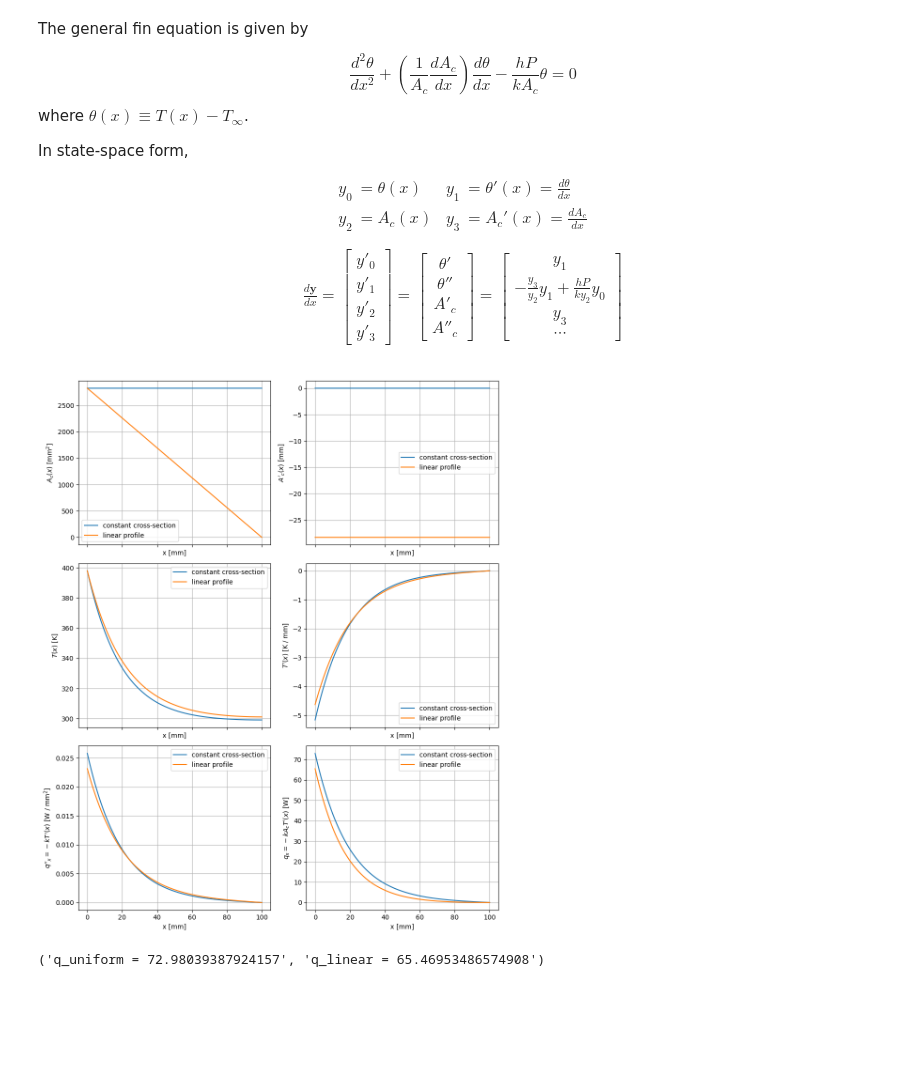
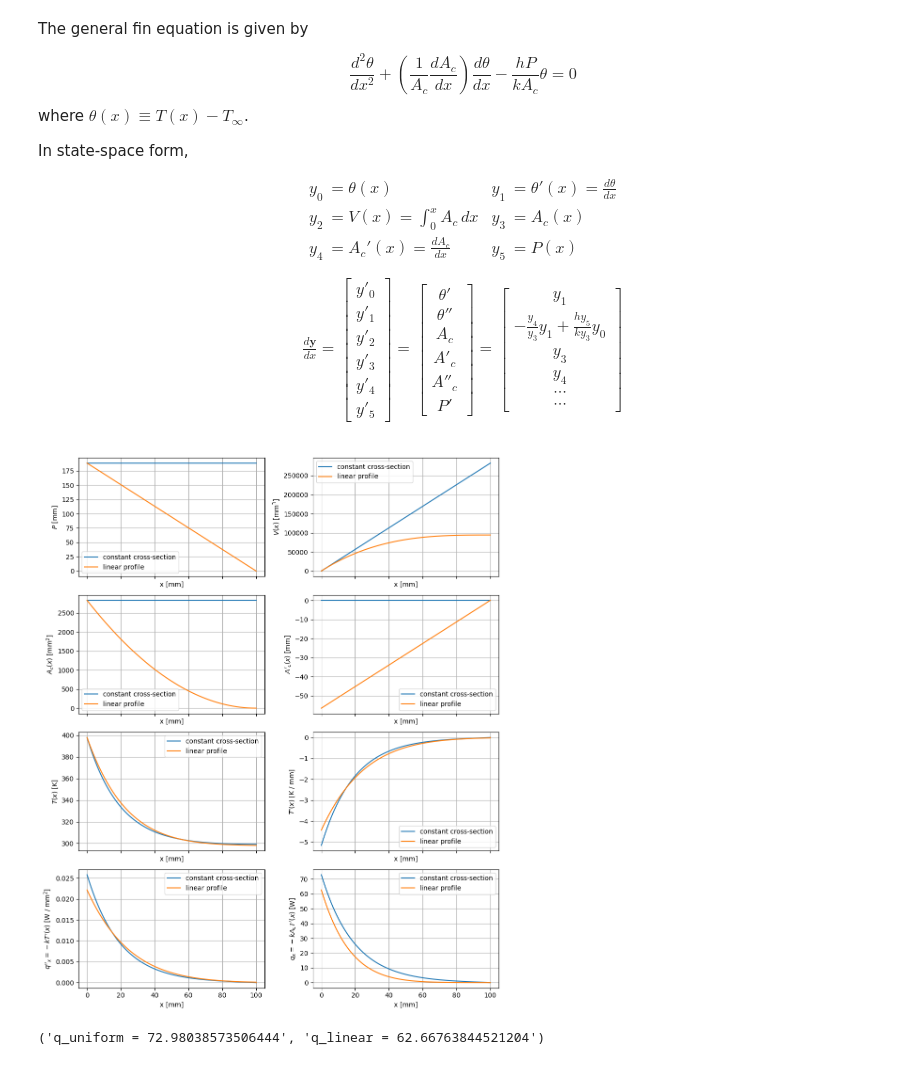
Before and after one commit to dvnatanael/fin-equation-analysis, a Jupyter notebook: fin_equation_analysis/notebooks/uniform_vs_linear_pin_fin.ipynb, the cells around one changed output. Saved outputs shown, nothing was run; the diff lists cells and outputs as text; code cells hidden in the pictures; blank space fills up the shorter version.

```diff
--- a/fin_equation_analysis/notebooks/uniform_vs_linear_pin_fin.ipynb
+++ b/fin_equation_analysis/notebooks/uniform_vs_linear_pin_fin.ipynb
@@ -65,16 +81,19 @@ In state-space form,
 \begin{gathered}
     \begin{align*}
         y_0 &= \theta{(x)} & y_1 &= \theta'{(x)} = \frac{d \theta}{dx} \\
-        y_2 &= A_c{(x)} & y_3 &= A_c'{(x)} = \frac{d A_c}{dx}\\
+        y_2 &= V{(x)} = \int_0^x A_c\,dx & y_3 &= A_c{(x)} \\
+        y_4 &= A_c'{(x)} = \frac{d A_c}{dx} & y_5 &= P{(x)} \\
     \end{align*}\\
     \begin{equation*}
         \frac{d \textbf{y}}{dx}
-        = \begin{bmatrix} y'_0 \\ y'_1  \\ y'_2 \\ y'_3 \end{bmatrix}
-        = \begin{bmatrix} \theta' \\ \theta'' \\ A'_c \\ A''_c \end{bmatrix}
+        = \begin{bmatrix} y'_0 \\ y'_1  \\ y'_2 \\ y'_3 \\ y'_4 \\ y'_5 \end{bmatrix}
+        = \begin{bmatrix} \theta' \\ \theta'' \\ A_c \\ A'_c \\ A''_c \\ P' \end{bmatrix}
         = \begin{bmatrix}
             y_1 \\
-            - \frac{y_3}{y_2} y_1 + \frac{h P}{k y_2} y_0 \\
+            - \frac{y_4}{y_3} y_1 + \frac{h y_5}{k y_3} y_0 \\
             y_3 \\
+            y_4 \\
+            \cdots \\
             \cdots
         \end{bmatrix}
     \end{equation*}
@@ -93,35 +116,13 @@ def bc_uniform(ya, yb):
 def bc_linear(ya, yb):
     return np.array(
         [
-            ya[0] - (T_b - T_inf),  # y0(x=a) = (T_b - T_inf)
+            # Temperature BCs
+            ya[0] - (T_b - T_inf),  # y0(x=a) = T_b - T_inf
             yb[1],  # y1(x=b) = 0; adiabatic tip
-            ya[2] - np.pi * r**2,  # y2(x=0) = np.pi * r**2
-            yb[2] - 1e-14,  # y2(x=b) = 0; reduces to a point
+            # Geometry BCs
+            ya[2],
+            ya[3] - np.pi * r**2,  # y2(x=0) = np.pi * r**2
+            yb[3] - 1e-13,  # y2(x=b) = 0; reduces to a point
+            ya[5] - 2 * np.pi * r,
         ]
     )
-# %%
-def plot_results(
-    fig: plt.Figure,
-    sol: tuple[PPoly, PPoly, PPoly, PPoly],
-    x: np.ndarray,
-    label: str,
-) -> None:
-    T, dT, Ac, dAc = sol
-    axs = fig.axes
-    axs[0].plot(x * 1e3, Ac * 1e6, label=label)
-    axs[0].set_ylabel(r"$A_c{(x)}$ [mm$^2$]")
-
-    axs[1].plot(x * 1e3, dAc * 1e3, label=label)
-    axs[1].set_ylabel(r"$A'_c{(x)}$ [mm]")
-
-    axs[2].plot(x * 1e3, T_inf + T, label=label)
-    axs[2].set_ylabel(r"$T{(x)}$ [K]")
-
-    axs[3].plot(x * 1e3, dT * 1e-3, label=label)
-    axs[3].set_ylabel(r"$T'{(x)}$ [K / mm]")
-
-    axs[4].plot(x * 1e3, -k * dT * 1e-6, label=label)
-    axs[4].set_ylabel(r"$q''_x = -k T'{(x)}$ [W / mm$^2$]")
-
-    axs[5].plot(x * 1e3, -k * Ac * dT, label=label)
-    axs[5].set_ylabel(r"$q_x = -k A_c T'{(x)}$ [W]")
@@ -132,23 +129,27 @@ sol_linear = CircularLinearPinFin(k, h, r, L, T_b, T_inf).solve(bc_linear)(x_plo
 # %%
-fig, _ = plt.subplots(num=1, figsize=(10, 12), nrows=3, ncols=2, sharex="all")
+x_plot = np.linspace(0, L, 100001)
+sol_uniform = CircularUniformPinFin(k, h, L, T_b, T_inf, r).solve(bc_uniform)(x_plot)
+sol_linear = CircularLinearPinFin(k, h, L, T_b, T_inf, r).solve(bc_linear)(x_plot)
+
+fig, axs = plt.subplots(num=1, figsize=(10, 12), nrows=4, ncols=2, sharex="all")
 plot_results(fig, sol_uniform, x_plot, "constant cross-section")
 plot_results(fig, sol_linear, x_plot, "linear profile")
 
 for ax in fig.axes:
     ax.set_xlabel(r"x [mm]")
     ax.grid(True)
     ax.legend()
 plt.tight_layout()
 # %% [output]
-[figure, old version]
+[figure, new version]
 # %%
-_, dT_uniform, Ac_uniform, _ = sol_uniform
-_, dT_linear, Ac_linear, _ = sol_linear
+T_uniform, dT_uniform, V_uniform, Ac_uniform, dAc_uniform, P_uniform = sol_uniform
+T_linear, dT_linear, V_linear, Ac_linear, dAc_linear, P_linear = sol_linear
 q_uniform = (-k * Ac_uniform * dT_uniform)[5]
 q_linear = (-k * Ac_linear * dT_linear)[5]
 f"{q_uniform = }", f"{q_linear = }"
 # %% [output]
-('q_uniform = 72.98039387924157', 'q_linear = 65.46953486574908')
+('q_uniform = 72.98038573506444', 'q_linear = 62.66763844521204')
 # %%
 n_uniform = q_uniform / (h * 2 * np.pi * r * L * (T_b - T_inf))
 n_linear = q_linear / (h * np.pi * r * np.sqrt(L**2 + r**2) * (T_b - T_inf))
```
Also changed, not shown: parts of 12 cells of this notebook, 2 other files.
